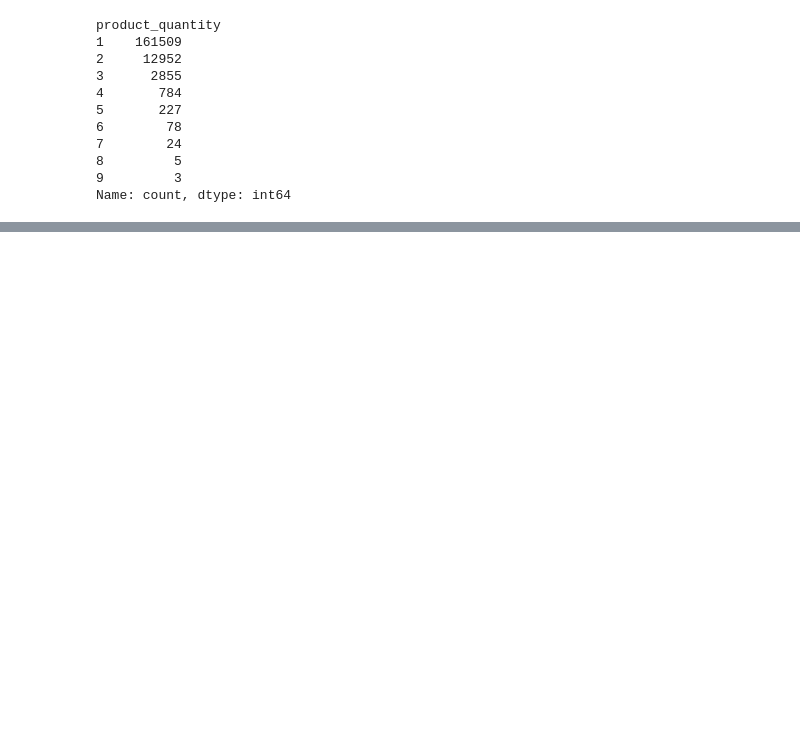
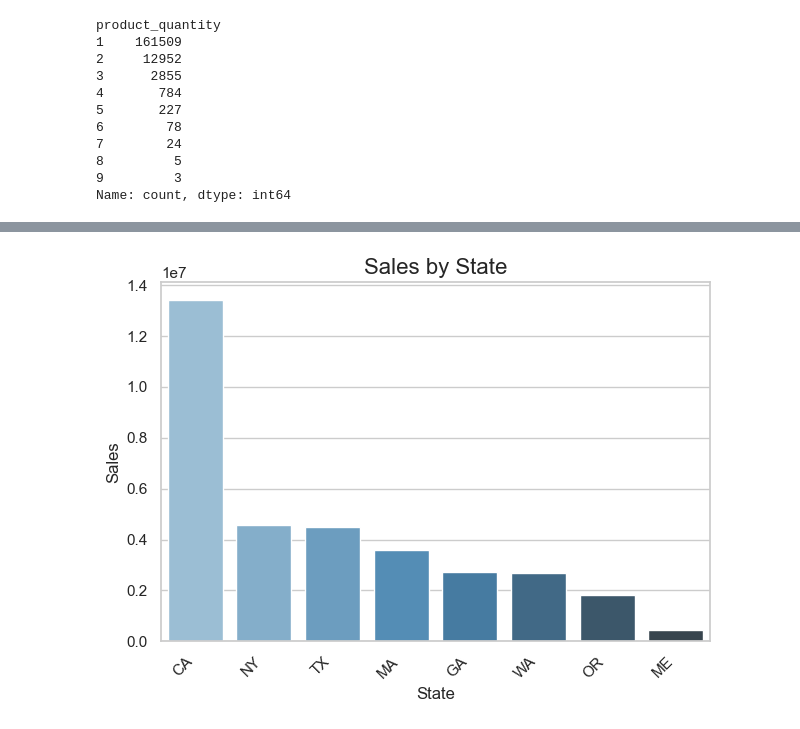
Before and after one commit to DerekNoe/Data_CapStone, a Jupyter notebook: Sales_Data.ipynb, the cells around one changed output, grey strips where cells are left out. Cells and saved outputs as stored; diff of their text form; code cells hidden in the pictures; blank space fills up the shorter version.

```diff
--- a/Sales_Data.ipynb
+++ b/Sales_Data.ipynb
@@ -228,0 +247,4 @@ df['total_sale'] = df['product_quantity'] * df['product_price']
+# %%
+#Getting the total sales for each state.
+sales_by_states = df.groupby('cust_state')['total_sale'].sum().sort_values(ascending=False)
+sales_by_states
@@ -228,0 +262,11 @@ df['total_sale'] = df['product_quantity'] * df['product_price']
+# %%
+sns.set_theme(style="whitegrid")
+sns.barplot(x=sales_by_states.index, y=sales_by_states.values, palette="Blues_d")
+plt.title('Sales by State', fontsize=16)
+plt.xlabel('State', fontsize=12)
+plt.ylabel('Sales', fontsize=12)
+plt.xticks(rotation=45, ha='right')
+plt.tight_layout()
+plt.show()
+# %% [output]
+[figure, added]
```
Also changed, not shown: parts of 29 cells of this notebook.
